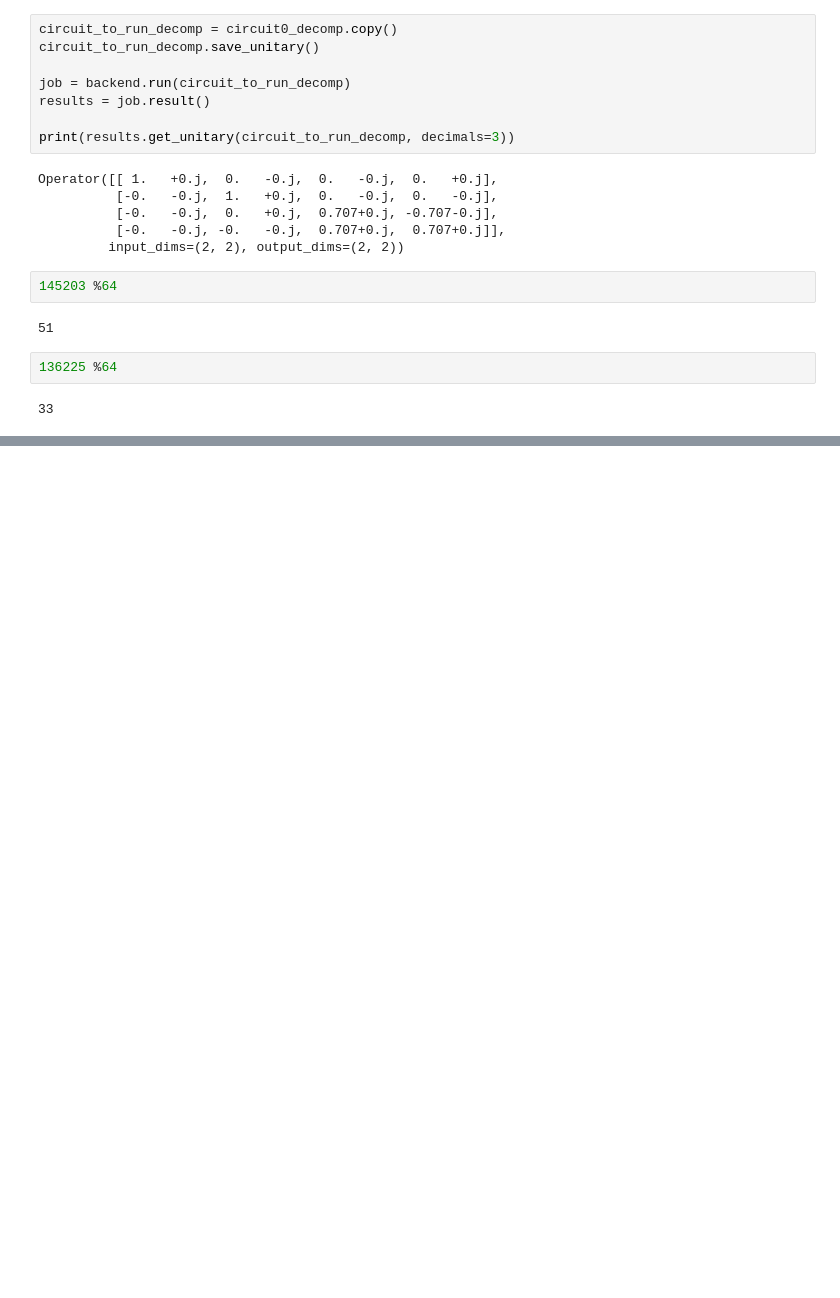
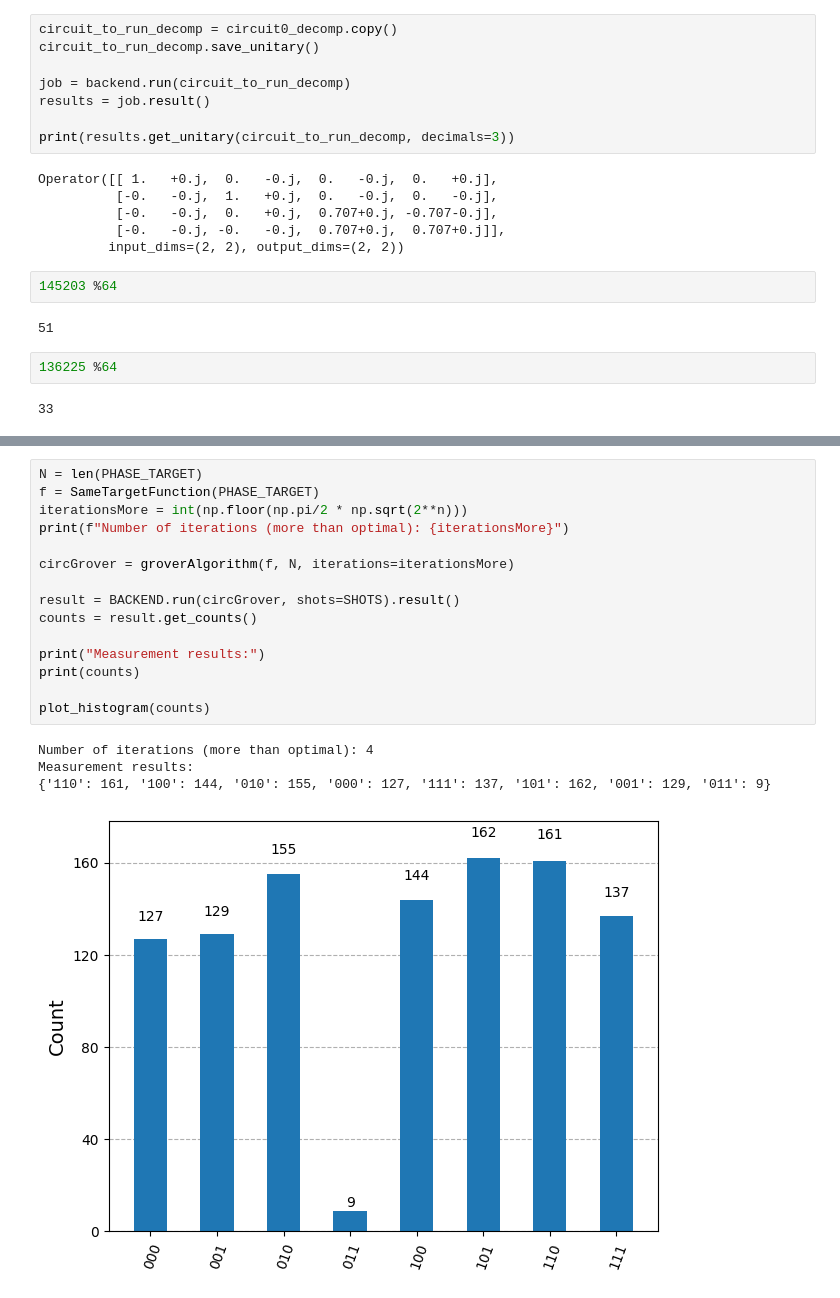
Before and after one commit to Tymon-Dydowicz/QuantumMachineLearning, a Jupyter notebook: Labs/Lab4/Lab4_template_Q_2_2_1.ipynb, the cells around one changed output, grey strips where cells are left out. Cells and saved outputs as stored; diff of their text form; blank space fills up the shorter version.

```diff
--- a/Labs/Lab4/Lab4_template_Q_2_2_1.ipynb
+++ b/Labs/Lab4/Lab4_template_Q_2_2_1.ipynb
@@ -138,0 +391,20 @@ Operator([[ 1.   +0.j,  0.   -0.j,  0.   -0.j,  0.   +0.j],
+# %%
+N = len(PHASE_TARGET)
+f = SameTargetFunction(PHASE_TARGET)
+iterationsMore = int(np.floor(np.pi/2 * np.sqrt(2**n)))
+print(f"Number of iterations (more than optimal): {iterationsMore}")
+
+circGrover = groverAlgorithm(f, N, iterations=iterationsMore)
+
+result = BACKEND.run(circGrover, shots=SHOTS).result()
+counts = result.get_counts()
+
+print("Measurement results:")
+print(counts)
+
+plot_histogram(counts)
+# %% [output]
+Number of iterations (more than optimal): 4
+Measurement results:
+{'110': 161, '100': 144, '010': 155, '000': 127, '111': 137, '101': 162, '001': 129, '011': 9}
+[figure, added]
```
Also changed, not shown: parts of 18 cells of this notebook, 2 other files.
